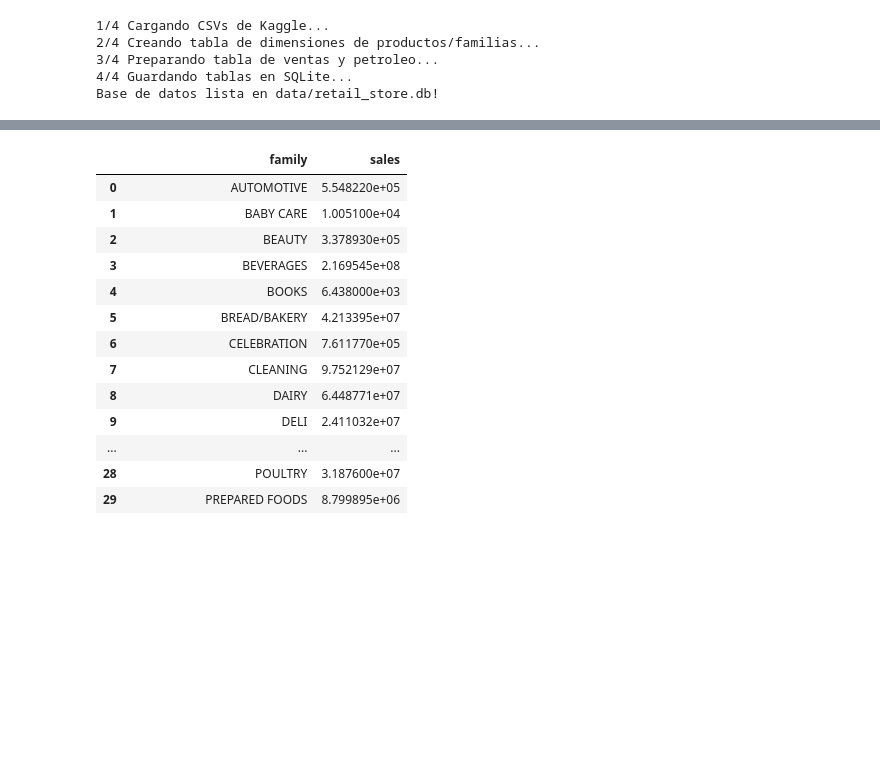
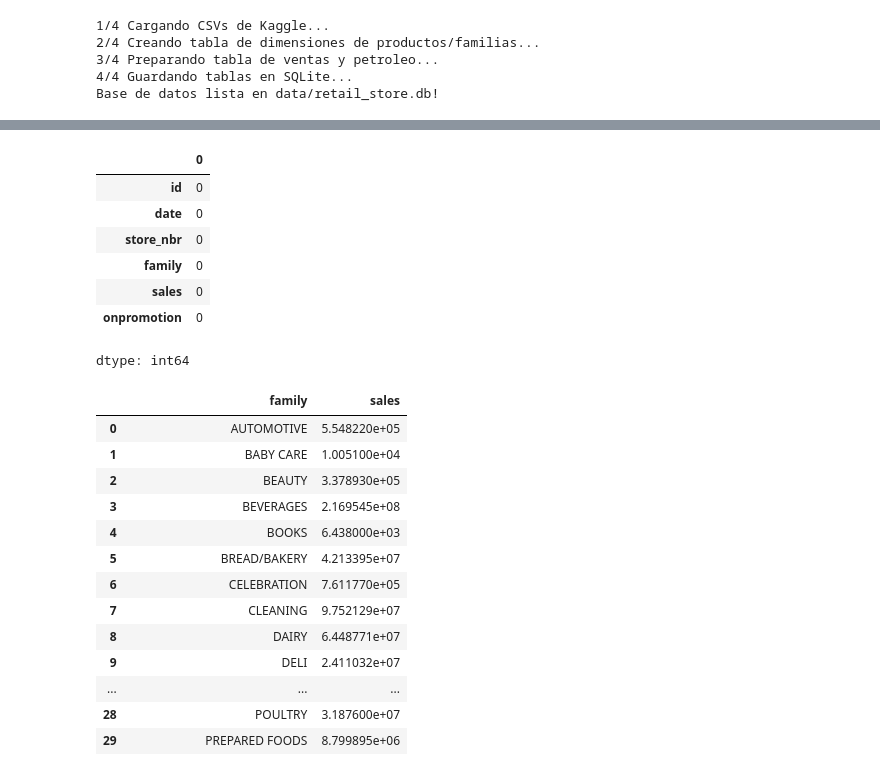
Before and after one commit to Rrricardi/reabastecimiento-inteligente-de-inventario-ml, a Jupyter notebook: Create_data_sql.ipynb, the cells around one changed output, grey strips where cells are left out. Saved outputs shown, nothing was run; the diff lists cells and outputs as text; code cells hidden in the pictures; blank space fills up the shorter version.

```diff
--- a/Create_data_sql.ipynb
+++ b/Create_data_sql.ipynb
@@ -115,3 +111,15 @@ memory usage: 137.4+ MB
+# %%
+#Verificamos valores nulos
+df_train.isnull().sum()
+# %% [output]
+|  | 0 |
+| id | 0 |
+| date | 0 |
+| store_nbr | 0 |
+| family | 0 |
+| sales | 0 |
+| onpromotion | 0 |
+dtype: int64
 # %%
 # Crea un dataframe nuevo con la suma de sales por family
 df_nuevo = df_train[["family", "sales"]].groupby("family").sum().reset_index().copy()
```
Also changed, not shown: parts of 5 cells of this notebook.
